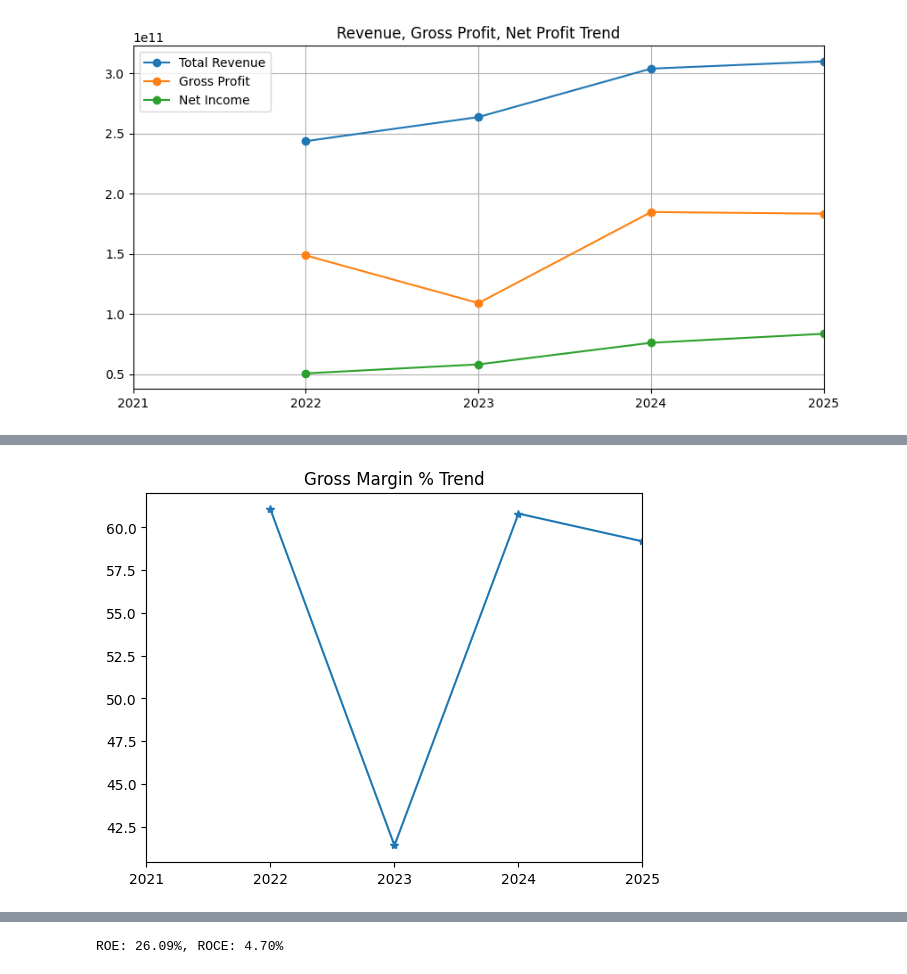
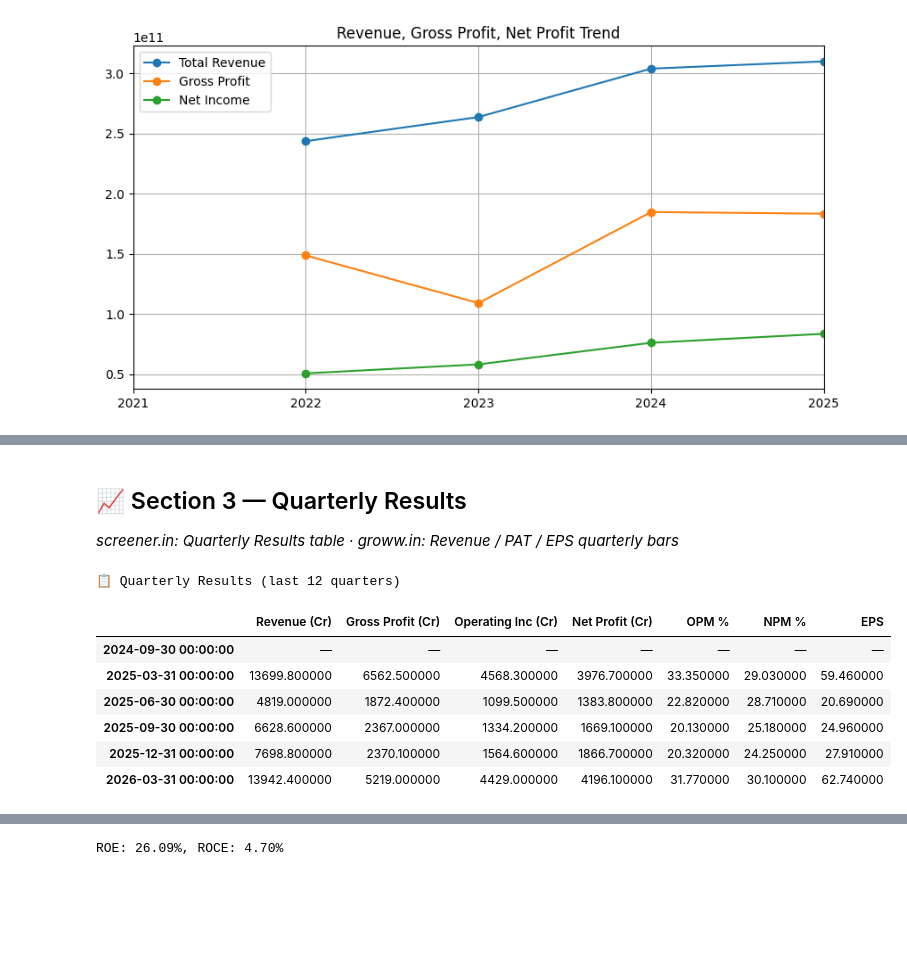
Before and after one commit to spearb0lt/SENTRAL-Multi-Spectrum-Stock-Analysis, a Jupyter notebook: screener.ipynb, the cells around one changed output, grey strips where cells are left out. Cells and saved outputs as stored; diff of their text form; code cells hidden in the pictures; blank space fills up the shorter version.

```diff
--- a/screener.ipynb
+++ b/screener.ipynb
@@ -105,7 +399,69 @@ if 'Diluted EPS' in fin:
-# %%
-if 'Gross Profit' in fin and 'Total Revenue' in fin:
-    fin['Gross Margin %'] = fin['Gross Profit'] / fin['Total Revenue'] * 100
-    fin['Gross Margin %'].plot(marker='*', title='Gross Margin % Trend')
-    plt.show()
-# %% [output]
-[figure, removed]
+# %% [markdown]
+## 📈 Section 3 — Quarterly Results
+*screener.in: Quarterly Results table · groww.in: Revenue / PAT / EPS quarterly bars*
+# %%
+# ── Quarterly Results ─────────────────────────────────────────────────────────
+def _safe_col(df, *names):
+    for n in names:
+        if n in df.columns: return df[n]
+    return pd.Series(dtype=float, index=df.index)
+
+if not qfin.empty:
+    qfin.index = pd.to_datetime(qfin.index)
+    qfin = qfin.sort_index()
+
+    q_rev  = _safe_col(qfin, "Total Revenue")
+    q_gp   = _safe_col(qfin, "Gross Profit")
+    q_op   = _safe_col(qfin, "Operating Income", "EBIT")
+    q_net  = _safe_col(qfin, "Net Income")
+    q_eps  = _safe_col(qfin, "Diluted EPS", "Basic EPS")
+
+    q_opm  = (q_op  / q_rev * 100).replace([np.inf, -np.inf], np.nan)
+    q_npm  = (q_net / q_rev * 100).replace([np.inf, -np.inf], np.nan)
+
+    qdf = pd.DataFrame({
+        "Revenue (Cr)":       (q_rev  / 1e7).round(1),
+        "Gross Profit (Cr)":  (q_gp   / 1e7).round(1),
+        "Operating Inc (Cr)": (q_op   / 1e7).round(1),
+        "Net Profit (Cr)":    (q_net  / 1e7).round(1),
+        "OPM %":              q_opm.round(2),
+        "NPM %":              q_npm.round(2),
+        "EPS":                q_eps.round(2),
+    }).tail(12)
+
+    print("📋 Quarterly Results (last 12 quarters)")
+    display(qdf.style
+            .background_gradient(subset=["OPM %","NPM %"], cmap="RdYlGn", vmin=-5, vmax=30)
+            .format(na_rep="—"))
+
+    # Charts
+    fig_q = make_subplots(rows=2, cols=2,
+                           subplot_titles=["Quarterly Revenue","Net Profit","OPM %","EPS"],
+                           vertical_spacing=0.14, horizontal_spacing=0.1)
+    labels = [str(d.date()) for d in qdf.index]
+
+    for val, row, col, color in [
+        (qdf["Revenue (Cr)"],    1, 1, "#58a6ff"),
+        (qdf["Net Profit (Cr)"], 1, 2, "#4caf50"),
+        (qdf["OPM %"],           2, 1, "#f9a825"),
+        (qdf["EPS"],             2, 2, "#ce93d8"),
+    ]:
+        bar_colors = [color if v >= 0 else "#f44336" for v in val.fillna(0)]
+        fig_q.add_trace(go.Bar(x=labels, y=val, marker_color=bar_colors,
+                                showlegend=False), row=row, col=col)
+
+    fig_q.update_layout(template="plotly_dark", height=520,
+                         title=f"{company_name} — Quarterly Trends",
+                         paper_bgcolor="#0d1117")
+    fig_q.show()
+else:
+    print("⚠️ Quarterly data not available for this ticker.")
+# %% [output]
+📋 Quarterly Results (last 12 quarters)
+|  | Revenue (Cr) | Gross Profit (Cr) | Operating Inc (Cr) | Net Profit (Cr) | OPM % | NPM % | EPS |
+| 2024-09-30 00:00:00 | — | — | — | — | — | — | — |
+| 2025-03-31 00:00:00 | 13699.800000 | 6562.500000 | 4568.300000 | 3976.700000 | 33.350000 | 29.030000 | 59.460000 |
+| 2025-06-30 00:00:00 | 4819.000000 | 1872.400000 | 1099.500000 | 1383.800000 | 22.820000 | 28.710000 | 20.690000 |
+| 2025-09-30 00:00:00 | 6628.600000 | 2367.000000 | 1334.200000 | 1669.100000 | 20.130000 | 25.180000 | 24.960000 |
+| 2025-12-31 00:00:00 | 7698.800000 | 2370.100000 | 1564.600000 | 1866.700000 | 20.320000 | 24.250000 | 27.910000 |
+| 2026-03-31 00:00:00 | 13942.400000 | 5219.000000 | 4429.000000 | 4196.100000 | 31.770000 | 30.100000 | 62.740000 |
```
Also changed, not shown: parts of 53 cells of this notebook, 40 other files.
